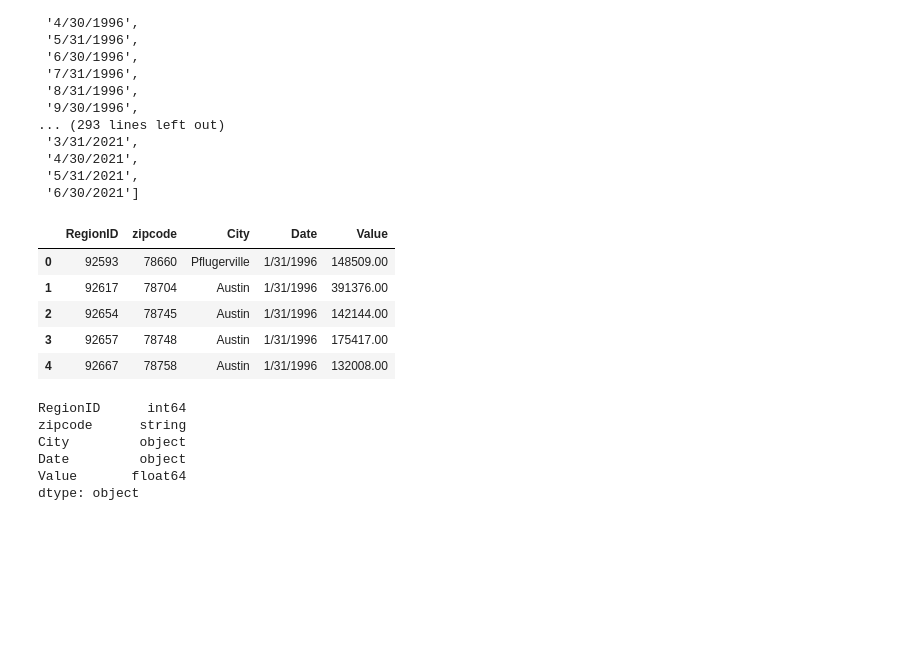
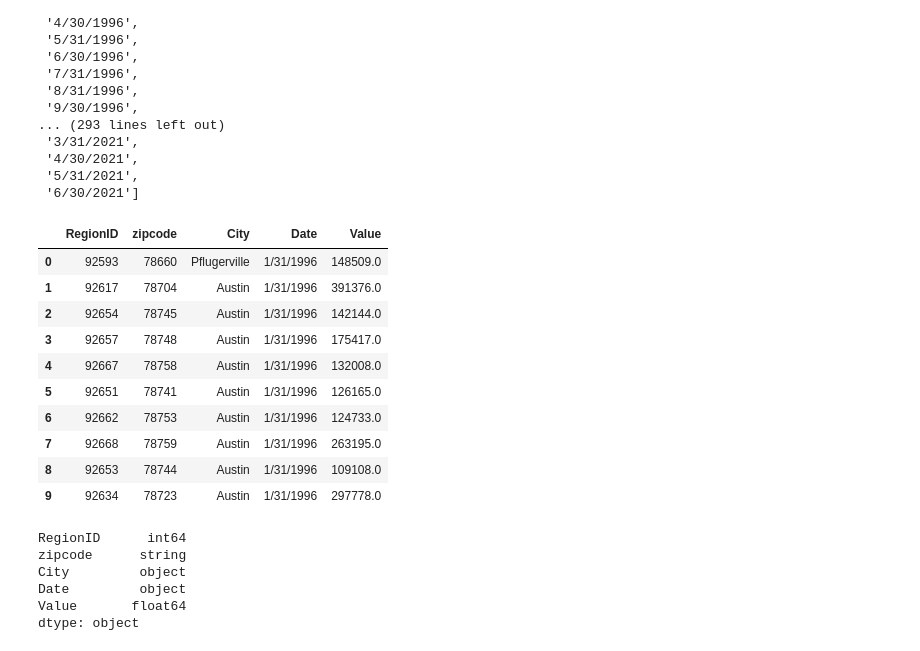
Before and after one commit to cmanwaring/Urban-Development-Predictor, a Jupyter notebook: Josue/home_values_by_zip.ipynb, the cells around one changed output. Saved outputs shown, nothing was run; the diff lists cells and outputs as text; code cells hidden in the pictures; blank space fills up the shorter version.

```diff
--- a/Josue/home_values_by_zip.ipynb
+++ b/Josue/home_values_by_zip.ipynb
@@ -107,14 +107,19 @@ restructured_df = atx_df.melt(id_vars=["RegionID", "zipcode", "City"],
         value_name="Value")
 # %%
 # Display the restructured_df
-restructured_df.head()
+restructured_df.head(10)
 # %% [output]
 |  | RegionID | zipcode | City | Date | Value |
-| 0 | 92593 | 78660 | Pflugerville | 1/31/1996 | 148509.00 |
-| 1 | 92617 | 78704 | Austin | 1/31/1996 | 391376.00 |
-| 2 | 92654 | 78745 | Austin | 1/31/1996 | 142144.00 |
-| 3 | 92657 | 78748 | Austin | 1/31/1996 | 175417.00 |
-| 4 | 92667 | 78758 | Austin | 1/31/1996 | 132008.00 |
+| 0 | 92593 | 78660 | Pflugerville | 1/31/1996 | 148509.0 |
+| 1 | 92617 | 78704 | Austin | 1/31/1996 | 391376.0 |
+| 2 | 92654 | 78745 | Austin | 1/31/1996 | 142144.0 |
+| 3 | 92657 | 78748 | Austin | 1/31/1996 | 175417.0 |
+| 4 | 92667 | 78758 | Austin | 1/31/1996 | 132008.0 |
+| 5 | 92651 | 78741 | Austin | 1/31/1996 | 126165.0 |
+| 6 | 92662 | 78753 | Austin | 1/31/1996 | 124733.0 |
+| 7 | 92668 | 78759 | Austin | 1/31/1996 | 263195.0 |
+| 8 | 92653 | 78744 | Austin | 1/31/1996 | 109108.0 |
+| 9 | 92634 | 78723 | Austin | 1/31/1996 | 297778.0 |
 # %%
 # Convert zipcode to string
 restructured_df['zipcode'] = restructured_df['zipcode'].astype('string')
```
Also changed, not shown: parts of 1 cell of this notebook.
